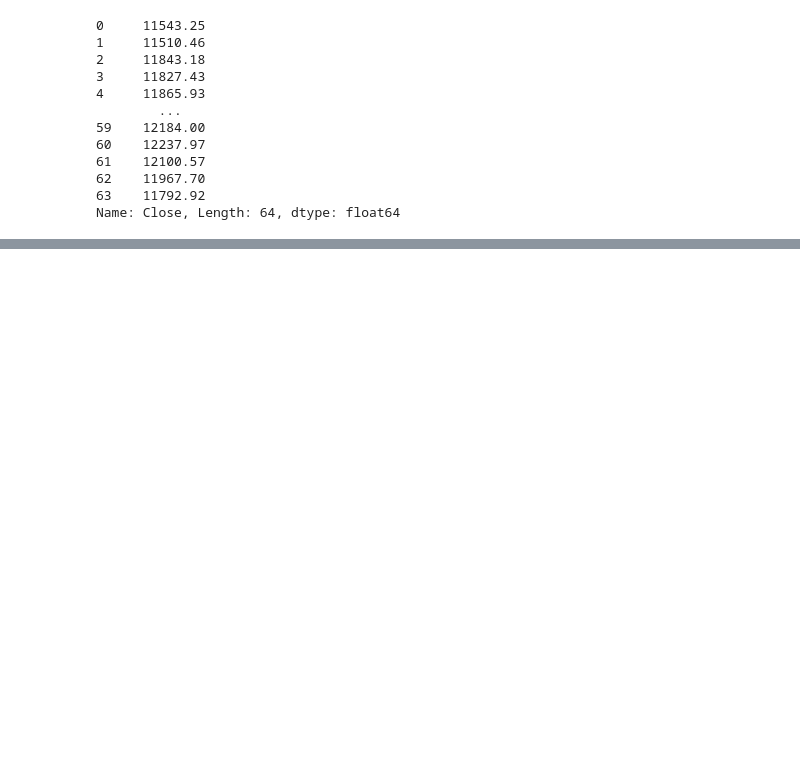
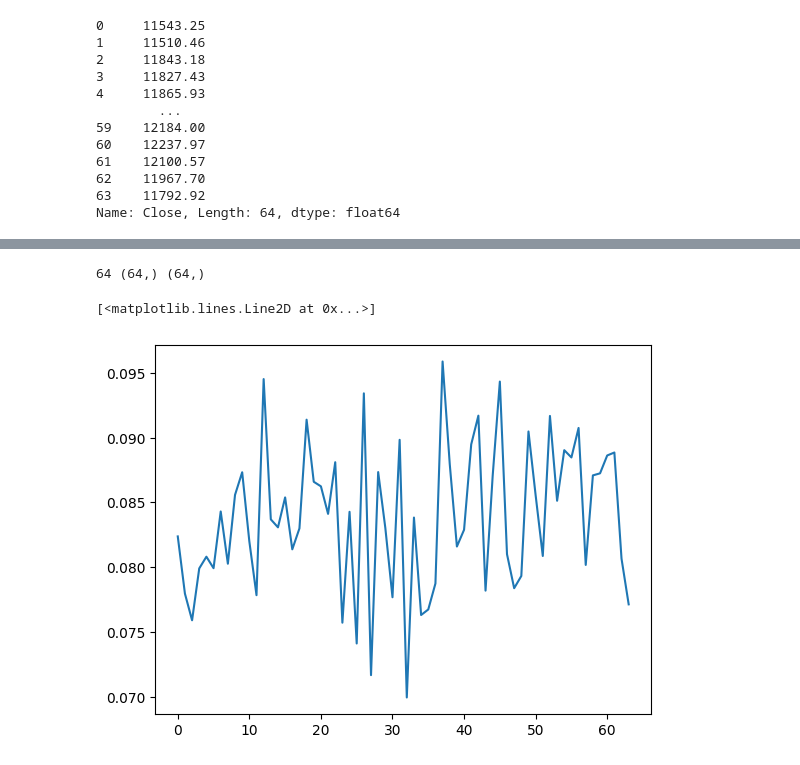
Before and after one commit to mk43v3r/MH4518-Simulation-Techniques-In-Finance, a Jupyter notebook: backtest.ipynb, the cells around one changed output, grey strips where cells are left out. Saved outputs shown, nothing was run; the diff lists cells and outputs as text; code cells hidden in the pictures; blank space fills up the shorter version.

Commit message:
Delta hedging. I think.

```diff
--- a/backtest.ipynb
+++ b/backtest.ipynb
@@ -203,0 +186,9 @@ delta = [np.float64(0.0764692805960647), np.float64(0.07011156186230195), np.flo
+# %%
+print(len(delta), underlying_price.shape, derivative_price.shape)
+# %% [output]
+64 (64,) (64,)
+# %%
+plt.plot(delta)
+# %% [output]
+[<matplotlib.lines.Line2D at 0x...>]
+[figure, added]
```
Also changed, not shown: parts of 11 cells of this notebook.
